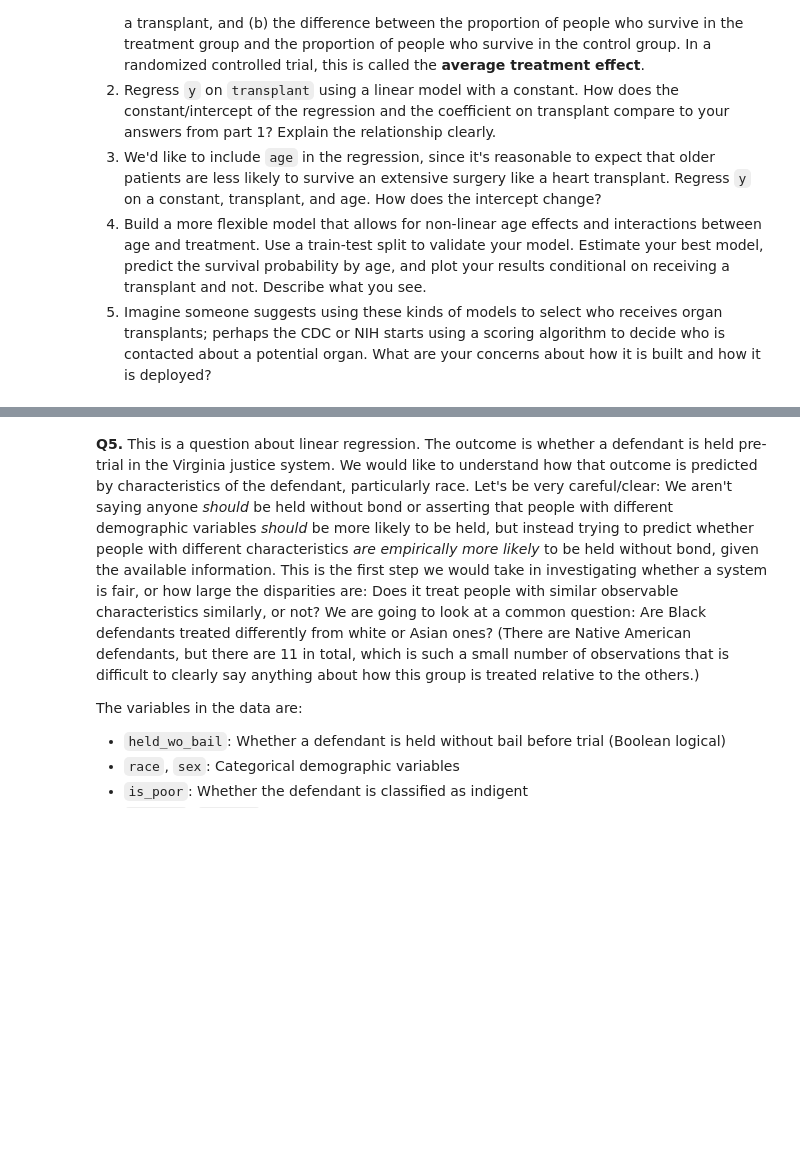
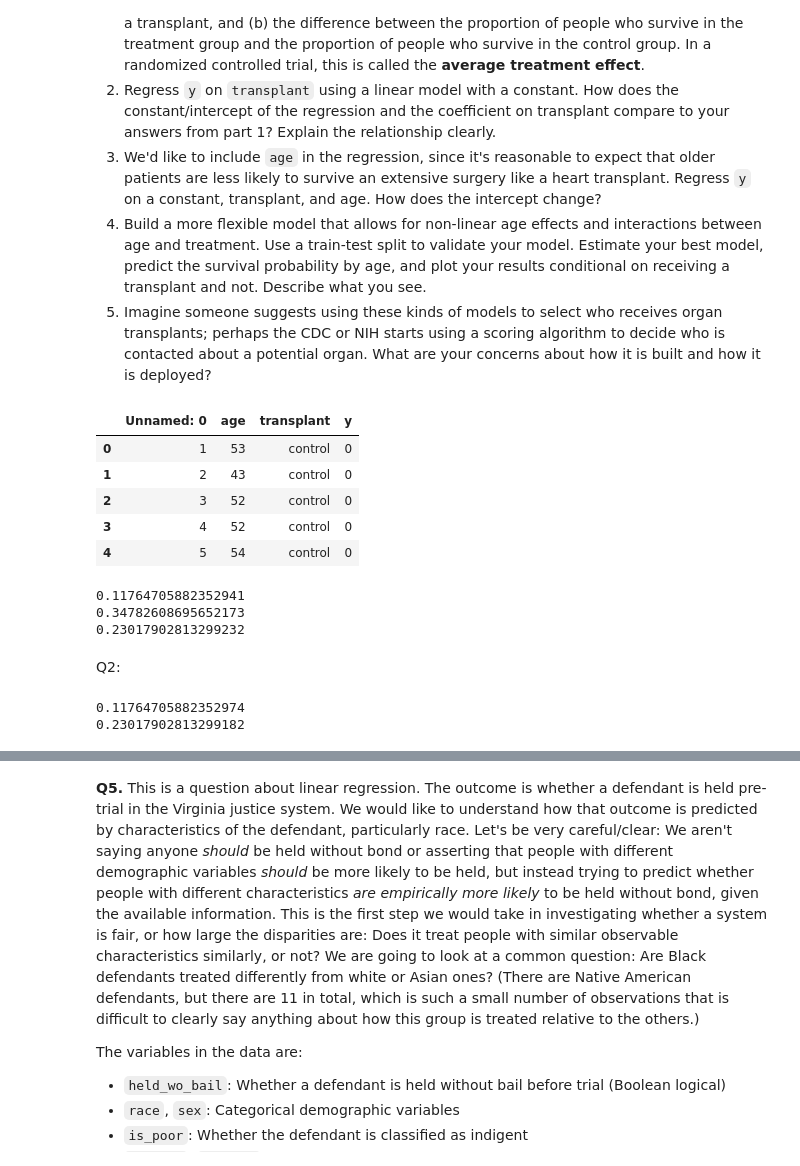
Before and after one commit to corinnefog/linearModels, a Jupyter notebook: assignment/assignment.ipynb, the cells around one changed output, grey strips where cells are left out. Cells and saved outputs as stored; diff of their text form; code cells hidden in the pictures; blank space fills up the shorter version.

```diff
--- a/assignment/assignment.ipynb
+++ b/assignment/assignment.ipynb
@@ -232,3 +241,43 @@ Since a heart transplant is a dangerous operation and even people who successful
 3. We'd like to include `age` in the regression, since it's reasonable to expect that older patients are less likely to survive an extensive surgery like a heart transplant. Regress `y` on a constant, transplant, and age. How does the intercept change?
 4. Build a more flexible model that allows for non-linear age effects and interactions between age and treatment. Use a train-test split to validate your model. Estimate your best model, predict the survival probability by age, and plot your results conditional on receiving a transplant and not. Describe what you see.
 5. Imagine someone suggests using these kinds of models to select who receives organ transplants; perhaps the CDC or NIH starts using a scoring algorithm to decide who is contacted about a potential organ. What are your concerns about how it is built and how it is deployed?
+# %%
+df = pd.read_csv('~/linearModels/assignment/data/heart_hw.csv')
+df.head()
+# %% [output]
+|  | Unnamed: 0 | age | transplant | y |
+| 0 | 1 | 53 | control | 0 |
+| 1 | 2 | 43 | control | 0 |
+| 2 | 3 | 52 | control | 0 |
+| 3 | 4 | 52 | control | 0 |
+| 4 | 5 | 54 | control | 0 |
+# %%
+control_survival = df[df['transplant'] == 'control']['y'].mean()
+print(control_survival)
+treatment_survival = df[df['transplant'] == 'treatment']['y'].mean()
+print(treatment_survival)
+
+ATE = treatment_survival - control_survival
+print(ATE)
+# %% [output]
+0.11764705882352941
+0.34782608695652173
+0.23017902813299232
+# %% [markdown]
+Q2:
+# %%
+df['transplant_regress'] = (df['transplant'] == 'treatment').astype(int)
+X = df['transplant_regress'].values.reshape(-1, 1)
+y = df['y'].values
+
+model = LinearRegression()
+model.fit(X, y)
+
+intercept = model.intercept_
+coef = model.coef_[0]
+
+print(intercept)
+print(coef)
+# %% [output]
+0.11764705882352974
+0.23017902813299182
```
Also changed, not shown: parts of 11 cells of this notebook.
